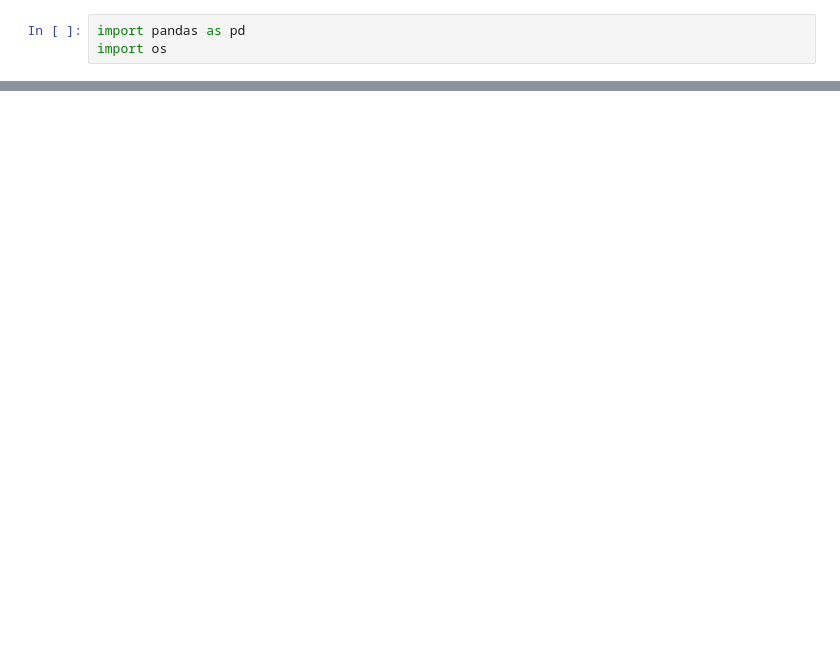
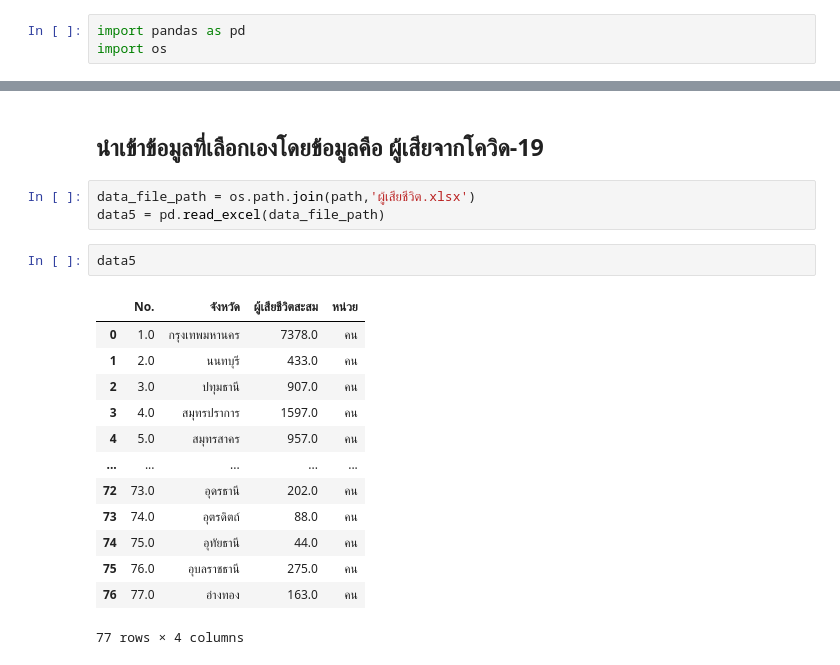
Before and after one commit to Chonthichasi/data_viz_2022, a Jupyter notebook: Data_Viz_Finalproject.ipynb, the cells around one changed output, grey strips where cells are left out. Saved outputs shown, nothing was run; the diff lists cells and outputs as text; blank space fills up the shorter version.

```diff
--- a/Data_Viz_Finalproject.ipynb
+++ b/Data_Viz_Finalproject.ipynb
@@ -363,0 +774,21 @@ NameError: ignored
+# %% [markdown]
+## นำเข้าข้อมูลที่เลือกเองโดยข้อมูลคือ ผู้เสียจากโควิด-19
+# %%
+data_file_path = os.path.join(path,'ผู้เสียชีวิต.xlsx')
+data5 = pd.read_excel(data_file_path)
+# %%
+data5
+# %% [output]
+|  | No. | จังหวัด | ผู้เสียชีวิตสะสม | หน่วย |
+| 0 | 1.0 | กรุงเทพมหานคร | 7378.0 | คน |
+| 1 | 2.0 | นนทบุรี | 433.0 | คน |
+| 2 | 3.0 | ปทุมธานี | 907.0 | คน |
+| 3 | 4.0 | สมุทรปราการ | 1597.0 | คน |
+| 4 | 5.0 | สมุทรสาคร | 957.0 | คน |
+| ... | ... | ... | ... | ... |
+| 72 | 73.0 | อุดรธานี | 202.0 | คน |
+| 73 | 74.0 | อุตรดิตถ์ | 88.0 | คน |
+| 74 | 75.0 | อุทัยธานี | 44.0 | คน |
+| 75 | 76.0 | อุบลราชธานี | 275.0 | คน |
+| 76 | 77.0 | อ่างทอง | 163.0 | คน |
+77 rows × 4 columns
```
Also changed, not shown: parts of 80 cells of this notebook.
